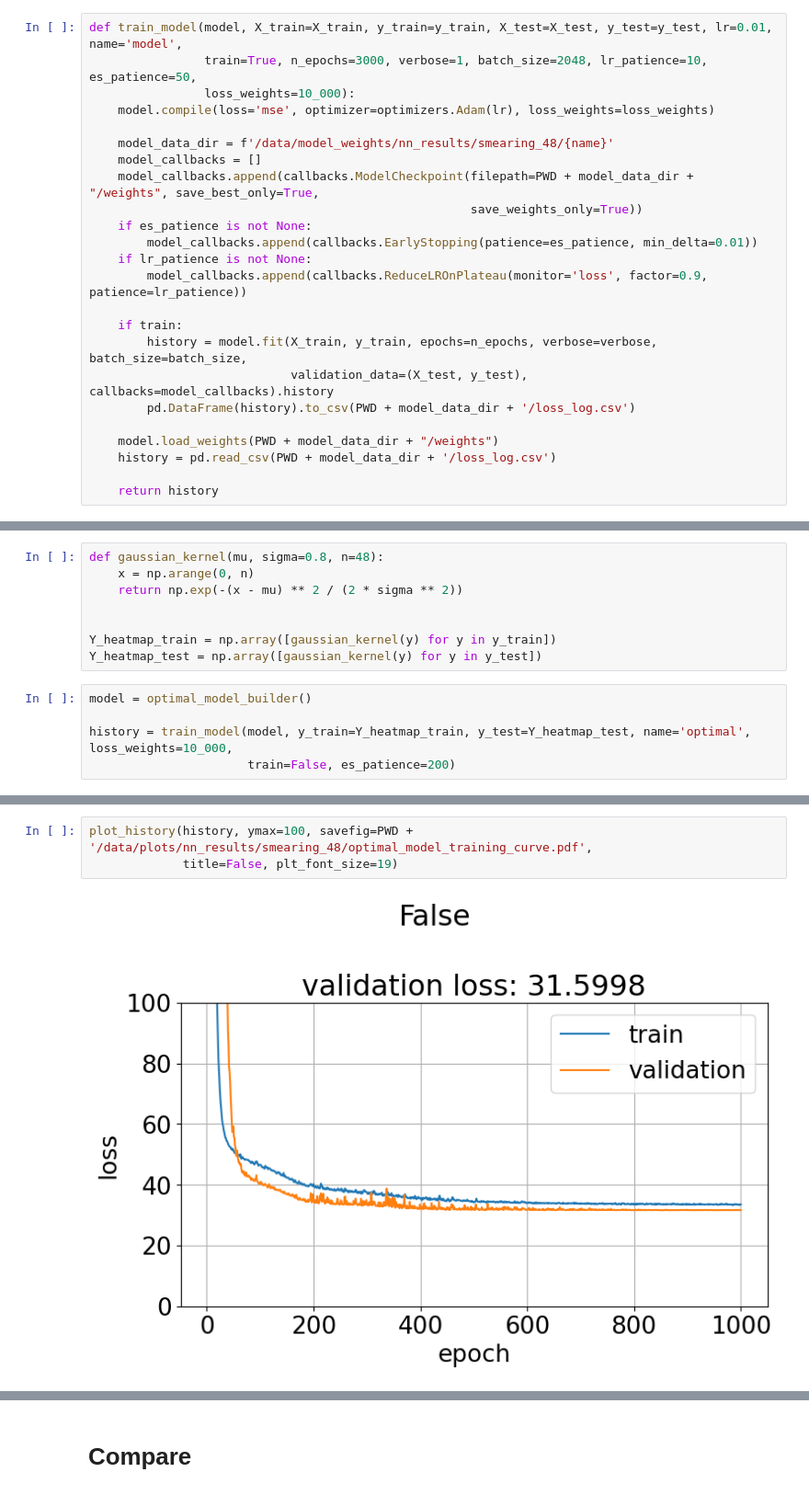
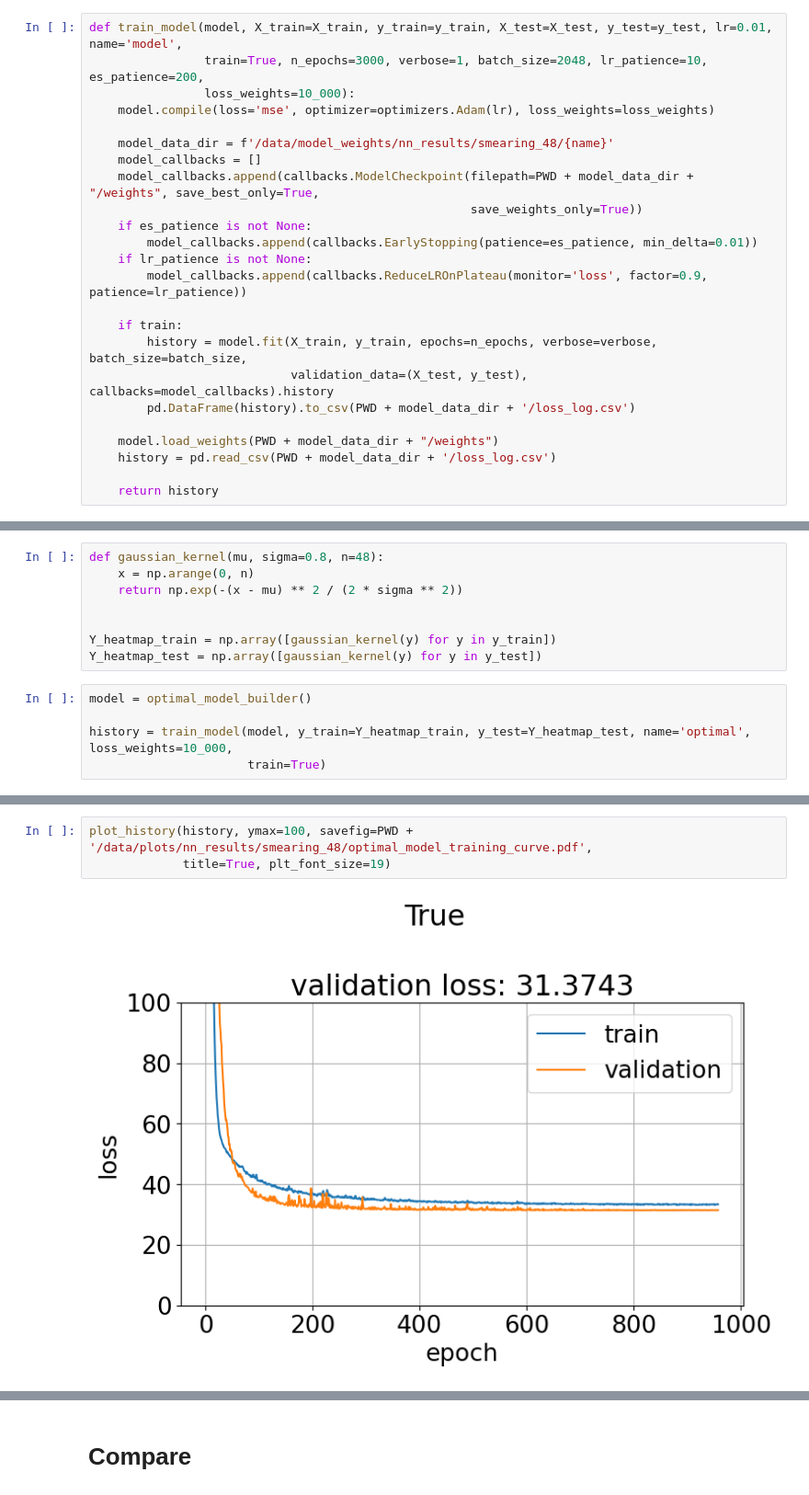
Before and after one commit to MatiXOfficial/pps-diamond-time-measurement, a Jupyter notebook: notebooks/neural_network_results/smearing_48.ipynb, the cells around one changed output, grey strips where cells are left out. Shown: that part at 92% size. Saved outputs shown, nothing was run; the diff lists cells and outputs as text.

```diff
--- a/notebooks/neural_network_results/smearing_48.ipynb
+++ b/notebooks/neural_network_results/smearing_48.ipynb
@@ -52,7 +52,7 @@ X_train.shape, X_test.shape, y_train.shape, y_test.shape
 # Utils
 # %%
 def train_model(model, X_train=X_train, y_train=y_train, X_test=X_test, y_test=y_test, lr=0.01, name='model',
-                train=True, n_epochs=3000, verbose=1, batch_size=2048, lr_patience=10, es_patience=50,
+                train=True, n_epochs=3000, verbose=1, batch_size=2048, lr_patience=10, es_patience=200,
                 loss_weights=10_000):
     model.compile(loss='mse', optimizer=optimizers.Adam(lr), loss_weights=loss_weights)
 
@@ -111,4 +111,4 @@ Y_heatmap_test = np.array([gaussian_kernel(y) for y in y_test])
 model = optimal_model_builder()
 
 history = train_model(model, y_train=Y_heatmap_train, y_test=Y_heatmap_test, name='optimal', loss_weights=10_000,
-                      train=False, es_patience=200)
+                      train=True)
@@ -115,8 +133,8 @@ history = train_model(model, y_train=Y_heatmap_train, y_test=Y_heatmap_test, nam
 # %%
 plot_history(history, ymax=100, savefig=PWD + '/data/plots/nn_results/smearing_48/optimal_model_training_curve.pdf',
-             title=False, plt_font_size=19)
+             title=True, plt_font_size=19)
 # %% [output]
-[figure, old version]
+[figure, new version]
 # %%
 Y_heatmap_pred = model.predict(X_test)
 
```
Also changed, not shown: parts of 4 cells of this notebook, 1 other file.
